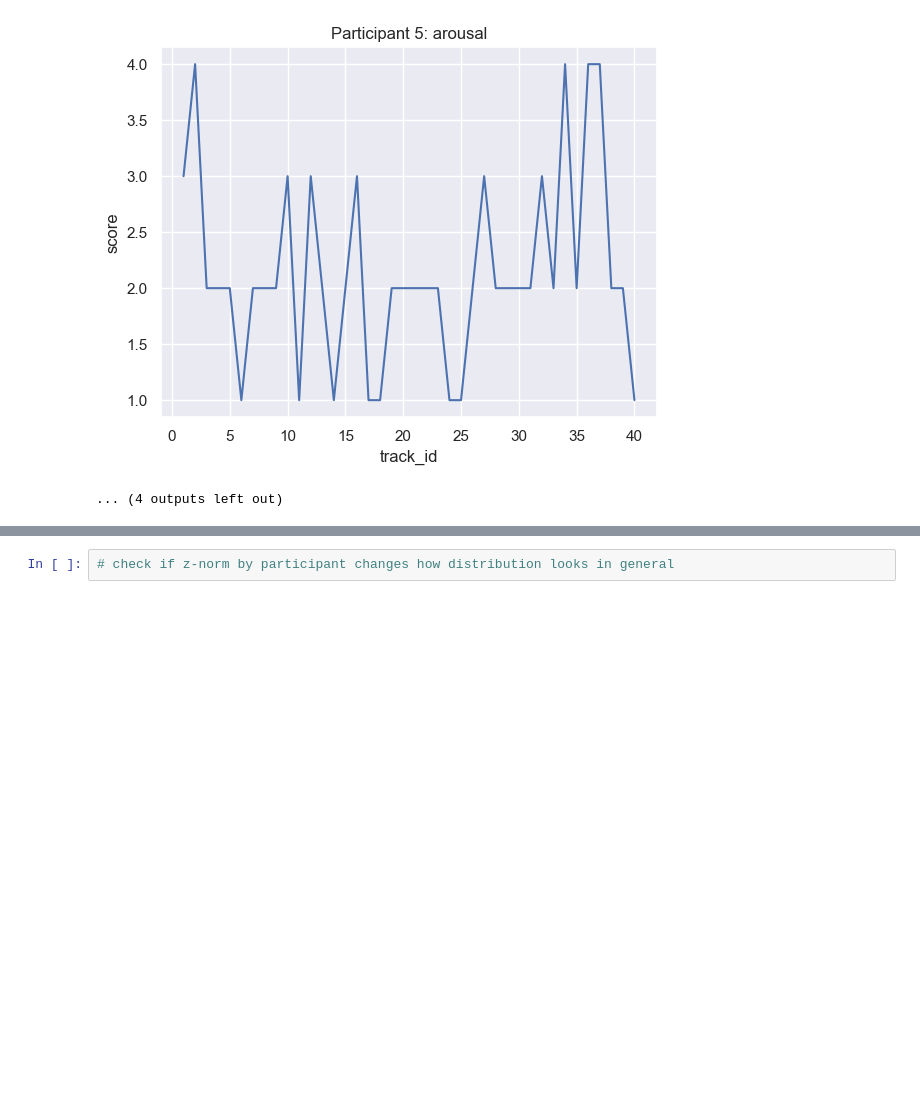
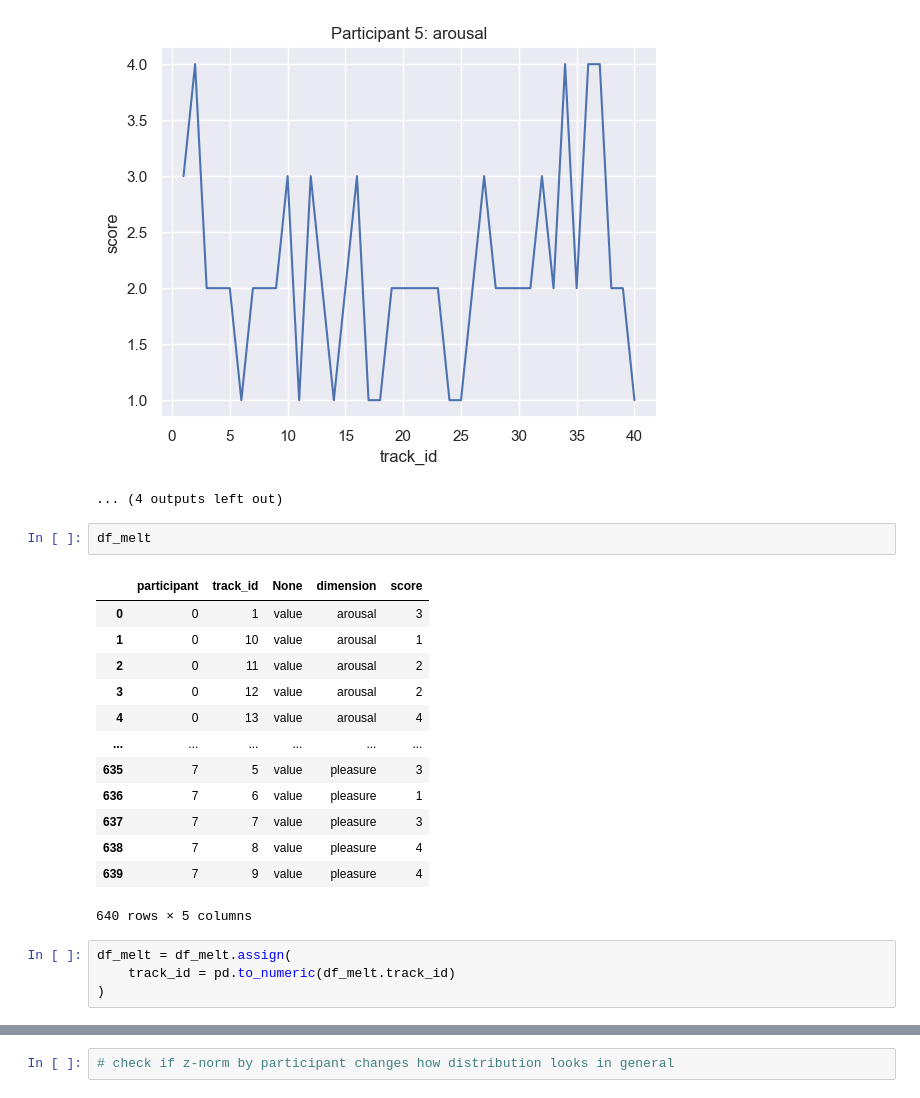
Before and after one commit to gsailer/eeg-music, a Jupyter notebook: eeg_music/notebooks/emotions.ipynb, the cells around one changed output, grey strips where cells are left out. Saved outputs shown, nothing was run; the diff lists cells and outputs as text; blank space fills up the shorter version.

```diff
--- a/eeg_music/notebooks/emotions.ipynb
+++ b/eeg_music/notebooks/emotions.ipynb
@@ -268,3 +269,23 @@ for participant, group in df_melt.groupby("participant"):
 [figure]
 [figure]
 ... (4 outputs left out)
+# %%
+df_melt
+# %% [output]
+|  | participant | track_id | None | dimension | score |
+| 0 | 0 | 1 | value | arousal | 3 |
+| 1 | 0 | 10 | value | arousal | 1 |
+| 2 | 0 | 11 | value | arousal | 2 |
+| 3 | 0 | 12 | value | arousal | 2 |
+| 4 | 0 | 13 | value | arousal | 4 |
+| ... | ... | ... | ... | ... | ... |
+| 635 | 7 | 5 | value | pleasure | 3 |
+| 636 | 7 | 6 | value | pleasure | 1 |
+| 637 | 7 | 7 | value | pleasure | 3 |
+| 638 | 7 | 8 | value | pleasure | 4 |
+| 639 | 7 | 9 | value | pleasure | 4 |
+640 rows × 5 columns
+# %%
+df_melt = df_melt.assign(
+    track_id = pd.to_numeric(df_melt.track_id)
+)
```
Also changed, not shown: parts of 9 cells of this notebook, 10 other files.
